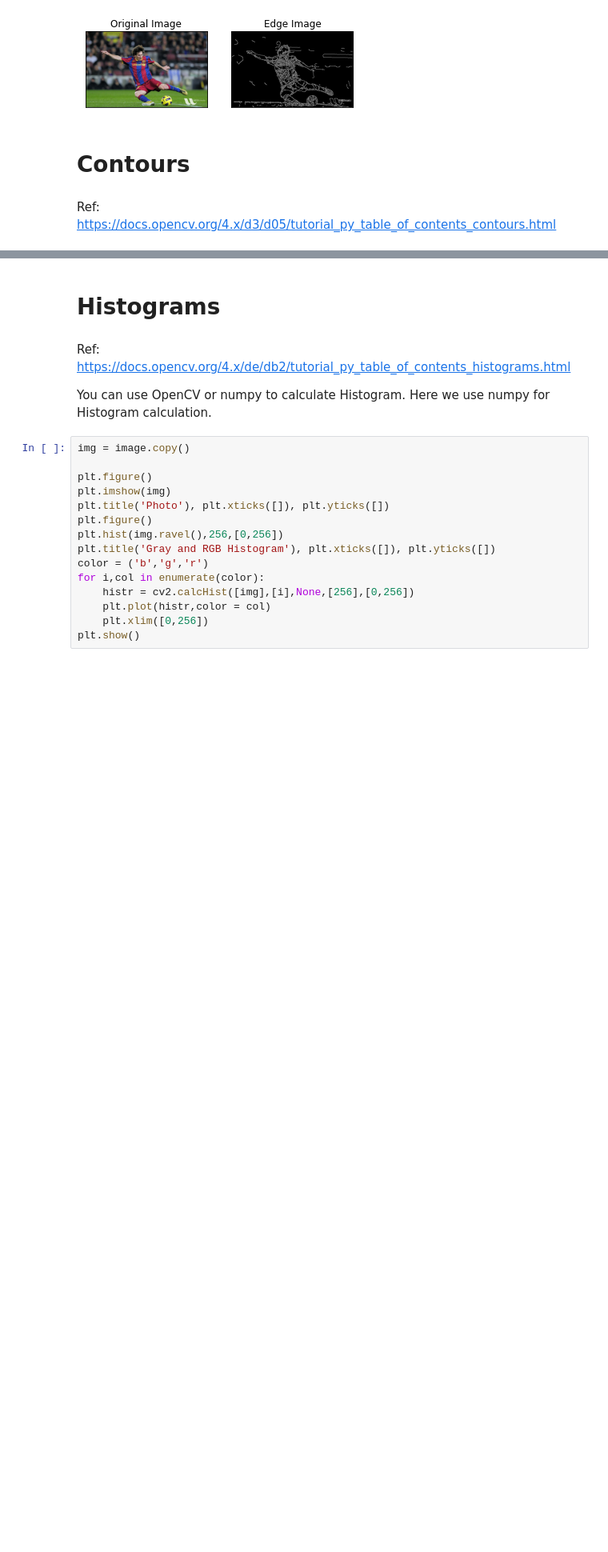
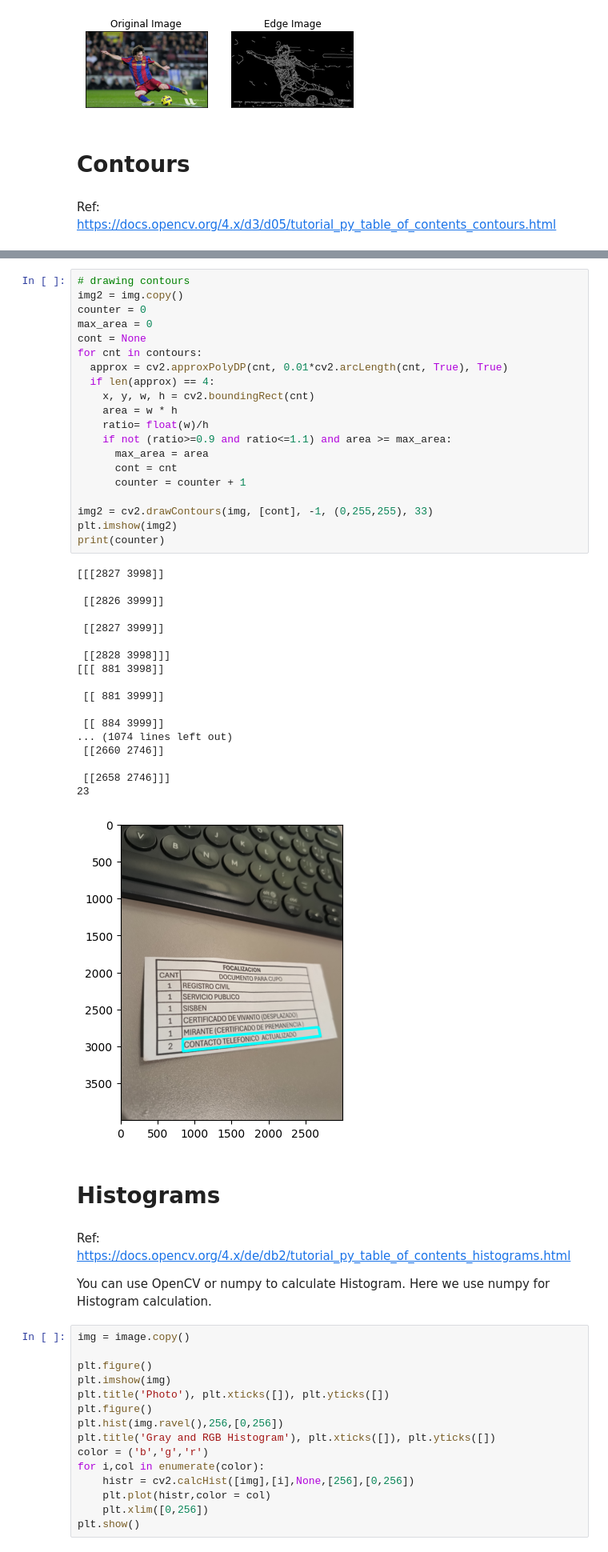
Before and after one commit to cdcanasg/google-colab, a Jupyter notebook: Getting_Started_with_OpenCV.ipynb, the cells around one changed output, grey strips where cells are left out. Shown at 80% size. Saved outputs shown, nothing was run; the diff lists cells and outputs as text; blank space fills up the shorter version.

```diff
--- a/Getting_Started_with_OpenCV.ipynb
+++ b/Getting_Started_with_OpenCV.ipynb
@@ -477,3 +475,42 @@ plt.imshow(img2)
+# %%
+# drawing contours
+img2 = img.copy()
+counter = 0
+max_area = 0
+cont = None
+for cnt in contours:
+  approx = cv2.approxPolyDP(cnt, 0.01*cv2.arcLength(cnt, True), True)
+  if len(approx) == 4:
+    x, y, w, h = cv2.boundingRect(cnt)
+    area = w * h
+    ratio= float(w)/h
+    if not (ratio>=0.9 and ratio<=1.1) and area >= max_area:
+      max_area = area
+      cont = cnt
+      counter = counter + 1
+
+img2 = cv2.drawContours(img, [cont], -1, (0,255,255), 33)
+plt.imshow(img2)
+print(counter)
+# %% [output]
+[[[2827 3998]]
+
+ [[2826 3999]]
+
+ [[2827 3999]]
+
+ [[2828 3998]]]
+[[[ 881 3998]]
+
+ [[ 881 3999]]
+
+ [[ 884 3999]]
+... (1074 lines left out)
+ [[2660 2746]]
+
+ [[2658 2746]]]
+23
+[figure, added]
 # %% [markdown]
 # Histograms
 # %% [markdown]
```
Also changed, not shown: parts of 5 cells of this notebook.
